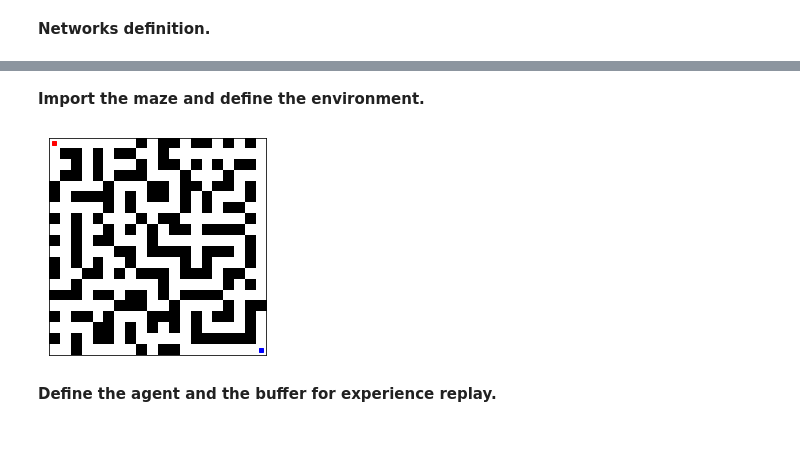
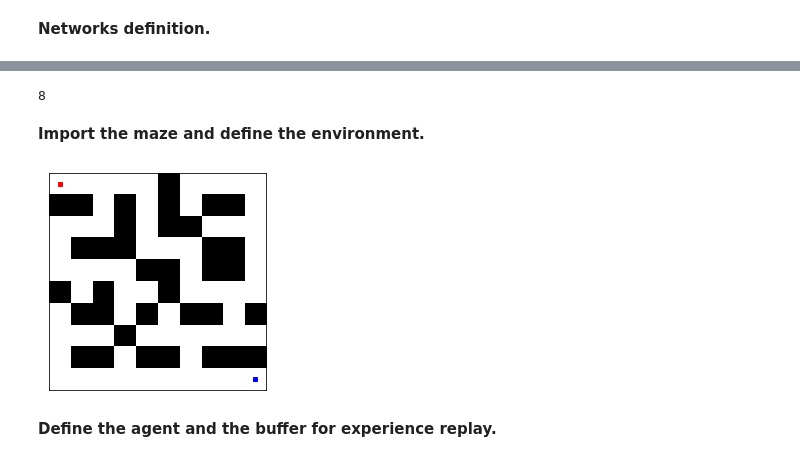
Before and after one commit to MarkCodering/Quantum-Maze-DQN, a Jupyter notebook: quantumDNN.ipynb, the cells around one changed output, grey strips where cells are left out. Drawn from its saved outputs; the diff is of its cells as text; code cells hidden in the pictures.

```diff
--- a/quantumDNN.ipynb
+++ b/quantumDNN.ipynb
@@ -84,8 +81,12 @@ qc.draw(output='mpl')
 qnn = EstimatorQNN(
     circuit=qc,
     input_params=feature_map.parameters,
-    weight_params=ansatz.parameters,
+    weight_params=parmas,
     input_gradients=True,
 )
+
+qnn.num_inputs
+# %% [output]
+8
 # %%
 class fc_nn(nn.Module):
@@ -178,16 +177,16 @@ def Qloss(batch, net, gamma=0.99, device="cuda"):
 # %%
 from environment import MazeEnvironment
 
-maze = np.load('maze_generator/maze.npy')
+maze = np.load('maze_10x10.npy')
 
 initial_position = [0,0]
 goal = [len(maze)-1, len(maze)-1]
 
 maze_env = MazeEnvironment(maze, initial_position, goal)
 # %%
-maze_env.draw('maze_20.pdf')
+maze_env.draw('maze_10.pdf')
 # %% [output]
-[figure, old version]
+[figure, new version]
 # %% [markdown]
 **Define the agent and the buffer for experience replay.**
 # %%
```
Also changed, not shown: parts of 12 cells of this notebook, 29 other files.
